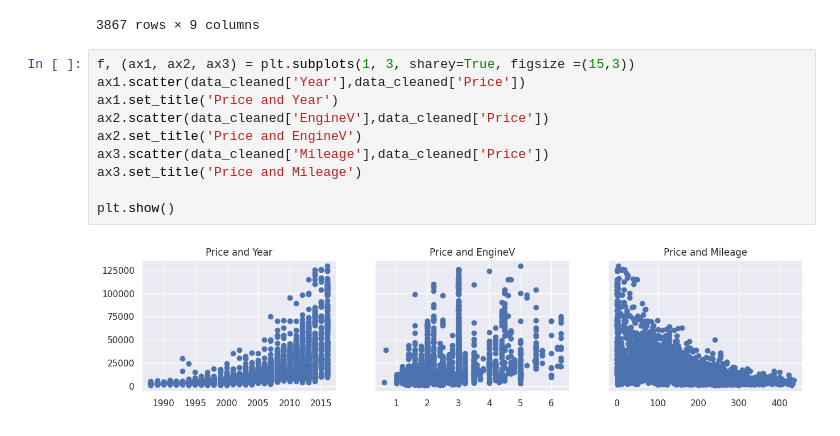
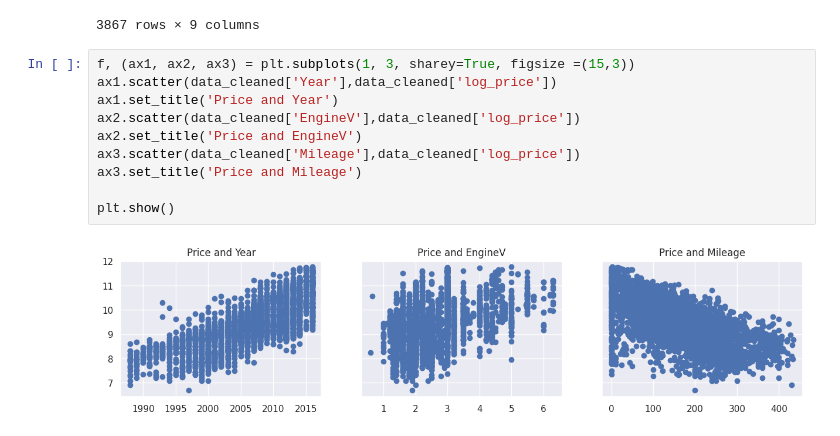
Before and after one commit to Hemant-Mhalsekar/Data-Science-365-Course, a Jupyter notebook: Sklearn_Linear_Regression_Practical_Example_1.ipynb, the cells around one changed output. Drawn from its saved outputs; the diff is of its cells as text.

```diff
--- a/Sklearn_Linear_Regression_Practical_Example_1.ipynb
+++ b/Sklearn_Linear_Regression_Practical_Example_1.ipynb
@@ -297,13 +297,13 @@ data_cleaned
 3867 rows × 9 columns
 # %%
 f, (ax1, ax2, ax3) = plt.subplots(1, 3, sharey=True, figsize =(15,3))
-ax1.scatter(data_cleaned['Year'],data_cleaned['Price'])
+ax1.scatter(data_cleaned['Year'],data_cleaned['log_price'])
 ax1.set_title('Price and Year')
-ax2.scatter(data_cleaned['EngineV'],data_cleaned['Price'])
+ax2.scatter(data_cleaned['EngineV'],data_cleaned['log_price'])
 ax2.set_title('Price and EngineV')
-ax3.scatter(data_cleaned['Mileage'],data_cleaned['Price'])
+ax3.scatter(data_cleaned['Mileage'],data_cleaned['log_price'])
 ax3.set_title('Price and Mileage')
 
 plt.show()
 # %% [output]
-[figure, old version]
+[figure, new version]
```
